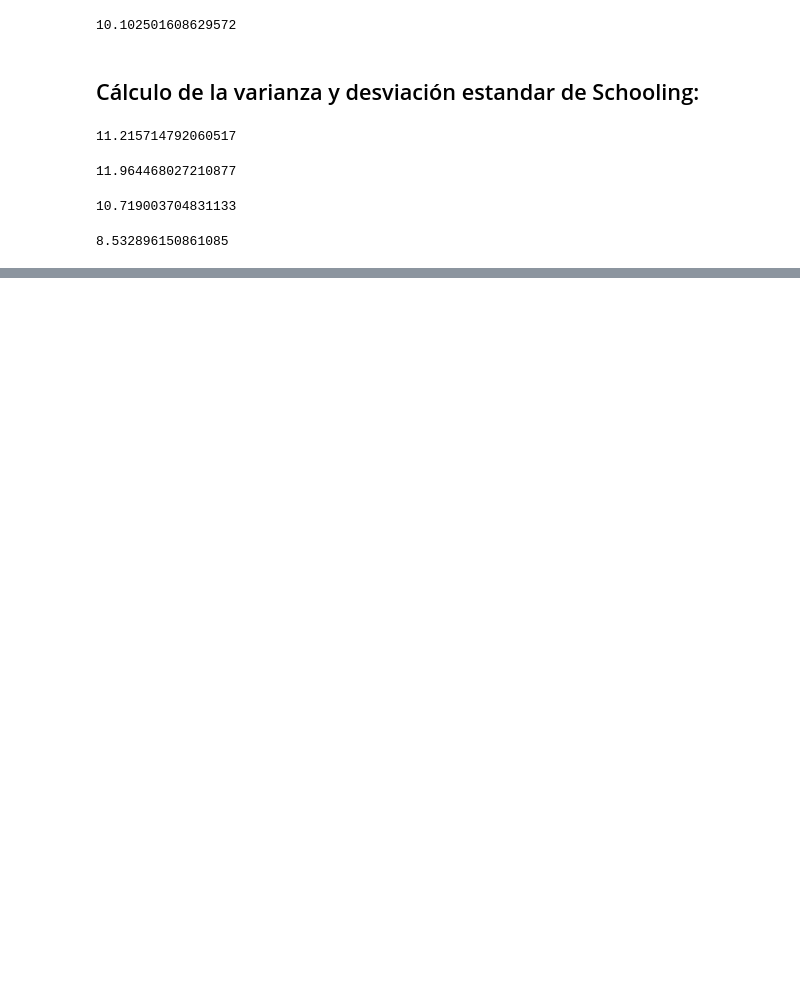
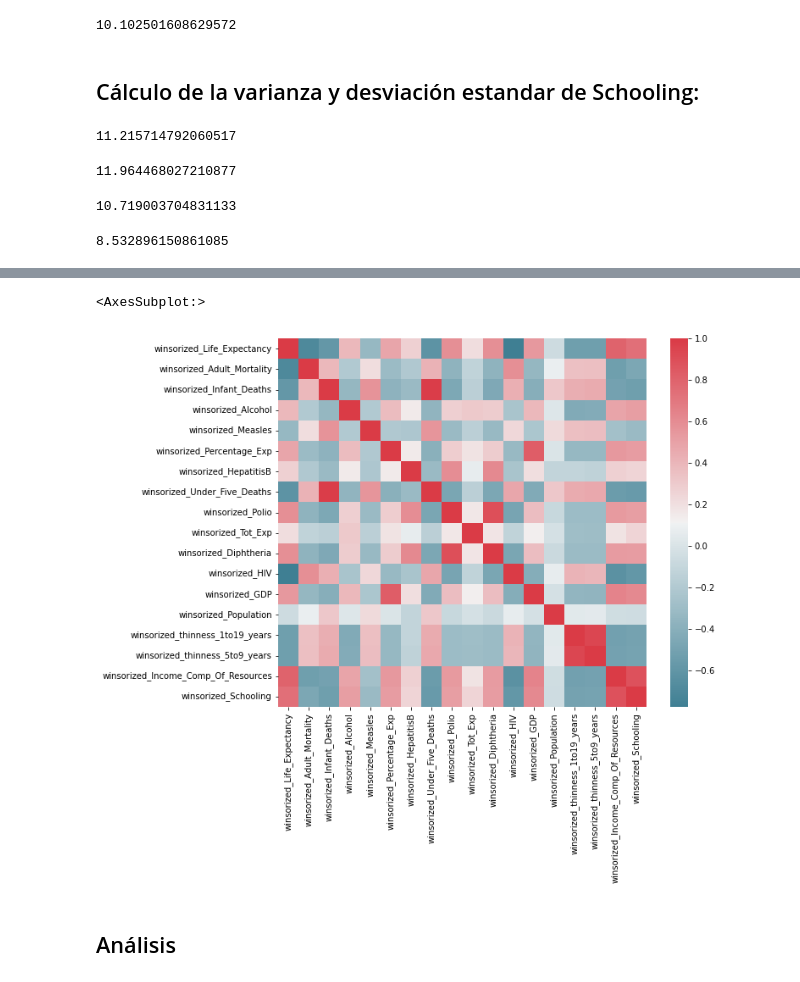
Before and after one commit to rovin-2/Analis-Esperanza-de-Vida-Con-Python, a Jupyter notebook: Analisis_Esperanza_de_Vida.ipynb, the cells around one changed output, grey strips where cells are left out. Saved outputs shown, nothing was run; the diff lists cells and outputs as text; code cells hidden in the pictures; blank space fills up the shorter version.

```diff
--- a/Analisis_Esperanza_de_Vida.ipynb
+++ b/Analisis_Esperanza_de_Vida.ipynb
@@ -602,0 +608,11 @@ np.std(df_sin_atipicos.loc[0:735,'Schooling'])
+# %%
+columns_to_use = ['winsorized_Life_Expectancy','winsorized_Adult_Mortality',
+         'winsorized_Infant_Deaths','winsorized_Alcohol','winsorized_Measles','winsorized_Percentage_Exp',
+         'winsorized_HepatitisB','winsorized_Under_Five_Deaths','winsorized_Polio',
+         'winsorized_Tot_Exp','winsorized_Diphtheria','winsorized_HIV','winsorized_GDP',
+         'winsorized_Population','winsorized_thinness_1to19_years',
+         'winsorized_thinness_5to9_years','winsorized_Income_Comp_Of_Resources',
+         'winsorized_Schooling']
+# %%
+le_corr = df_sin_atipicos.loc[ : , columns_to_use  ].corr()
+le_corr
@@ -602,0 +637,10 @@ np.std(df_sin_atipicos.loc[0:735,'Schooling'])
+# %%
+f, ax = plt.subplots(figsize=(10, 8))
+
+sns.heatmap(le_corr, mask=np.zeros_like(le_corr, dtype=np.bool_), cmap=sns.diverging_palette(220, 10, as_cmap=True),
+            square=True, ax=ax)
+# %% [output]
+<AxesSubplot:>
+[figure, added]
+# %% [markdown]
+## Análisis
```
Also changed, not shown: parts of 15 cells of this notebook.
